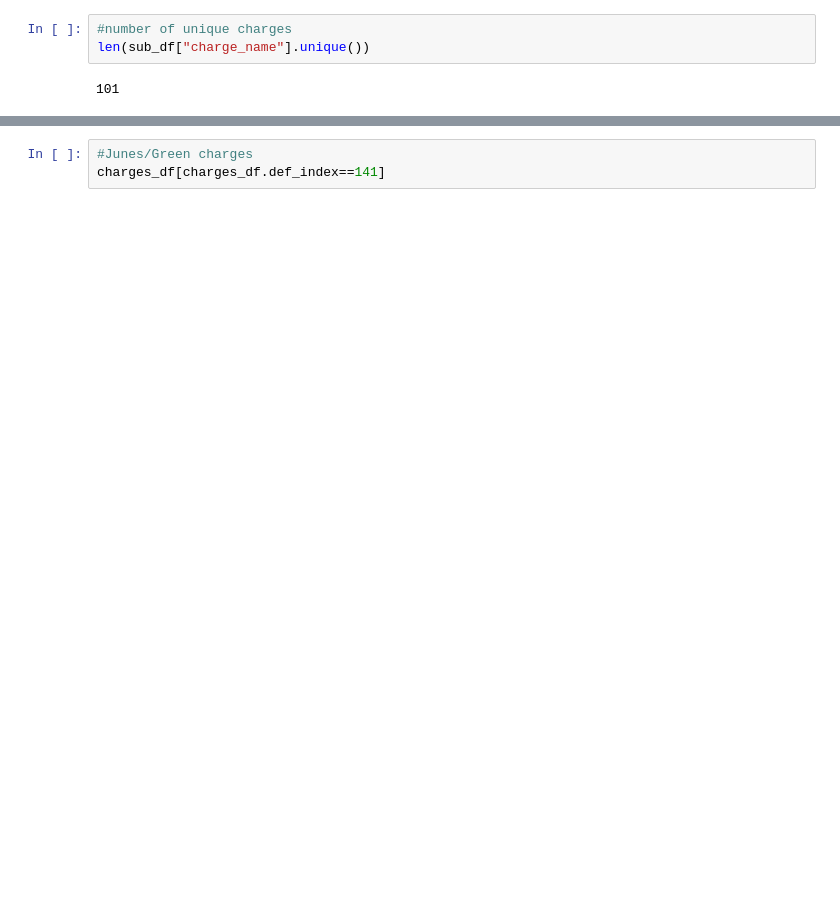
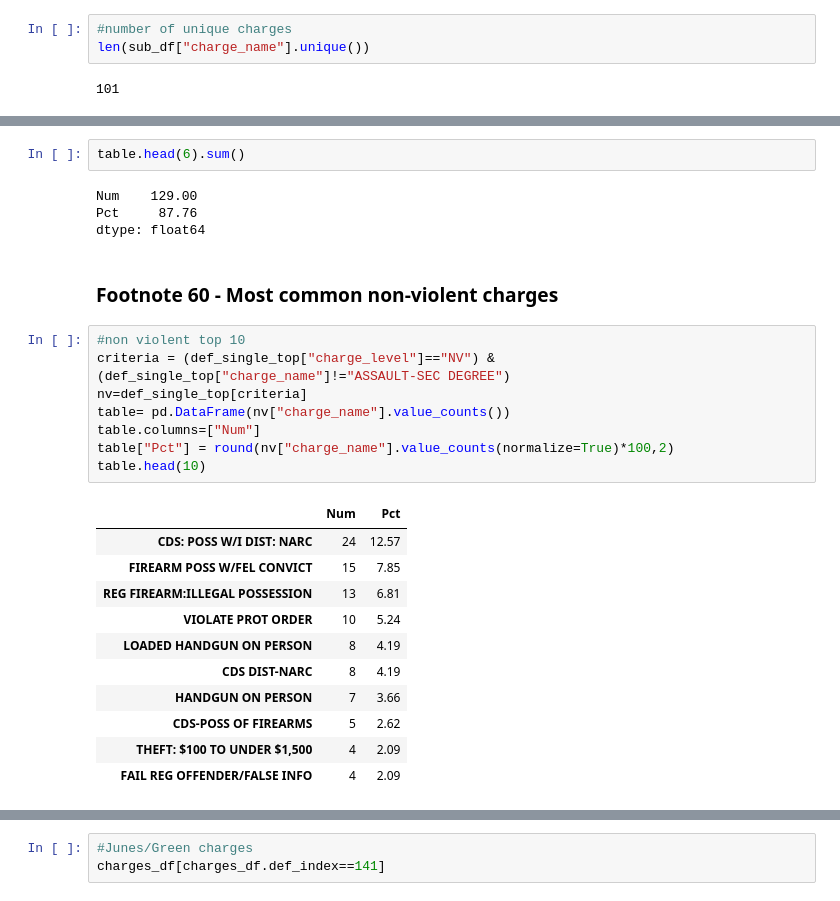
Before and after one commit to Colinstarger/Butterfly_in_COVID_Spring22, a Jupyter notebook: Black_Butterfly_Sp22_public.ipynb, the cells around one changed output, grey strips where cells are left out. Cells and saved outputs as stored; diff of their text form; blank space fills up the shorter version.

```diff
--- a/Black_Butterfly_Sp22_public.ipynb
+++ b/Black_Butterfly_Sp22_public.ipynb
@@ -703,0 +792,28 @@ sub_df.charge_name.value_counts(normalize=True).sort_values(ascending = False).h
+# %%
+table.head(6).sum()
+# %% [output]
+Num    129.00
+Pct     87.76
+dtype: float64
+# %% [markdown]
+### Footnote 60 - Most common non-violent charges
+# %%
+#non violent top 10
+criteria = (def_single_top["charge_level"]=="NV") & (def_single_top["charge_name"]!="ASSAULT-SEC DEGREE")
+nv=def_single_top[criteria]
+table= pd.DataFrame(nv["charge_name"].value_counts())
+table.columns=["Num"]
+table["Pct"] = round(nv["charge_name"].value_counts(normalize=True)*100,2)
+table.head(10)
+# %% [output]
+|  | Num | Pct |
+| CDS: POSS W/I DIST: NARC | 24 | 12.57 |
+| FIREARM POSS W/FEL CONVICT | 15 | 7.85 |
+| REG FIREARM:ILLEGAL POSSESSION | 13 | 6.81 |
+| VIOLATE PROT ORDER | 10 | 5.24 |
+| LOADED HANDGUN ON PERSON | 8 | 4.19 |
+| CDS DIST-NARC | 8 | 4.19 |
+| HANDGUN ON PERSON | 7 | 3.66 |
+| CDS-POSS OF FIREARMS | 5 | 2.62 |
+| THEFT: $100 TO UNDER $1,500 | 4 | 2.09 |
+| FAIL REG OFFENDER/FALSE INFO | 4 | 2.09 |
```
Also changed, not shown: parts of 121 cells of this notebook.
